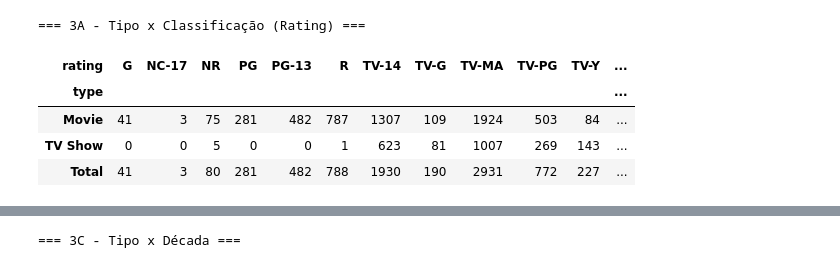
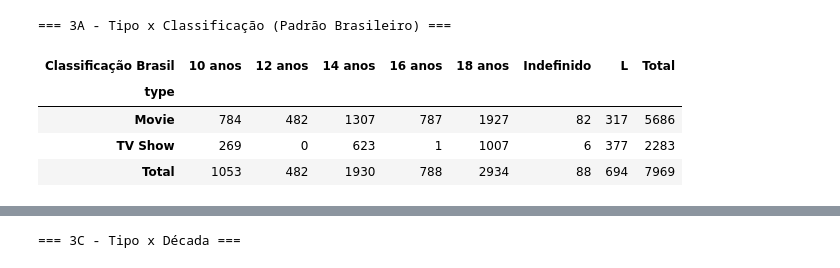
Before and after one commit to isadoraxaavier/trabalho_estatistica, a Jupyter notebook: Estatística.ipynb, the cells around one changed output, grey strips where cells are left out. Cells and saved outputs as stored; diff of their text form; code cells hidden in the pictures.

```diff
--- a/Estatística.ipynb
+++ b/Estatística.ipynb
@@ -56,18 +56,41 @@ dtype: int64
 | 3 | s4 | TV Show | Jailbirds New Orleans | NaN | NaN | NaN | September 24, 2021 | 2021.0 | TV-MA | ... |
 | 4 | s5 | TV Show | Kota Factory | NaN | Mayur More, Jitendra Kumar, Ranja... | India | September 24, 2021 | 2021.0 | TV-MA | ... |
 # %%
+
 # Limpeza e criação da coluna de Década
 df = df.dropna(subset=["type", "rating", "country", "release_year"])
 df["Década"] = (df["release_year"] // 10 * 10).astype(int).astype(str) + "–" + ((df["release_year"] // 10 * 10 + 9).astype(int)).astype(str)
 
-# === 3A - Tabela de Dupla Entrada: Tipo x Classificação ===
-print("\n=== 3A - Tipo x Classificação (Rating) ===")
-tabela_tipo_classificacao = pd.crosstab(df["type"], df["rating"], margins=True, margins_name="Total")
-display(tabela_tipo_classificacao)
+# === 3A - Tipo x Classificação (padrão brasileiro) ===
+
+# Mapeamento de equivalência aproximada para o sistema brasileiro
+mapa_classificacao = {
+    "G": "L",
+    "TV-Y": "L",
+    "TV-Y7": "L",
+    "TV-G": "L",
+    "PG": "10 anos",
+    "TV-PG": "10 anos",
+    "PG-13": "12 anos",
+    "TV-14": "14 anos",
+    "R": "16 anos",
+    "TV-MA": "18 anos",
+    "NC-17": "18 anos",
+}
+
+# Criar uma nova coluna com a classificação brasileira
+df["Classificação Brasil"] = df["rating"].map(mapa_classificacao)
+
+# Preencher valores não mapeados como "Indefinido"
+df["Classificação Brasil"] = df["Classificação Brasil"].fillna("Indefinido")
+
+print("\n=== 3A - Tipo x Classificação (Padrão Brasileiro) ===")
+tabela_tipo_classificacao_br = pd.crosstab(df["type"], df["Classificação Brasil"], margins=True, margins_name="Total")
+display(tabela_tipo_classificacao_br)
 # %% [output]
-=== 3A - Tipo x Classificação (Rating) ===
+=== 3A - Tipo x Classificação (Padrão Brasileiro) ===
-| rating | G | NC-17 | NR | PG | PG-13 | R | TV-14 | TV-G | TV-MA | TV-PG | TV-Y | ... |
-| type |  |  |  |  |  |  |  |  |  |  |  | ... |
-| Movie | 41 | 3 | 75 | 281 | 482 | 787 | 1307 | 109 | 1924 | 503 | 84 | ... |
-| TV Show | 0 | 0 | 5 | 0 | 0 | 1 | 623 | 81 | 1007 | 269 | 143 | ... |
-| Total | 41 | 3 | 80 | 281 | 482 | 788 | 1930 | 190 | 2931 | 772 | 227 | ... |
+| Classificação Brasil | 10 anos | 12 anos | 14 anos | 16 anos | 18 anos | Indefinido | L | Total |
+| type |  |  |  |  |  |  |  |  |
+| Movie | 784 | 482 | 1307 | 787 | 1927 | 82 | 317 | 5686 |
+| TV Show | 269 | 0 | 623 | 1 | 1007 | 6 | 377 | 2283 |
+| Total | 1053 | 482 | 1930 | 788 | 2934 | 88 | 694 | 7969 |
```
Also changed, not shown: parts of 2 cells of this notebook.
